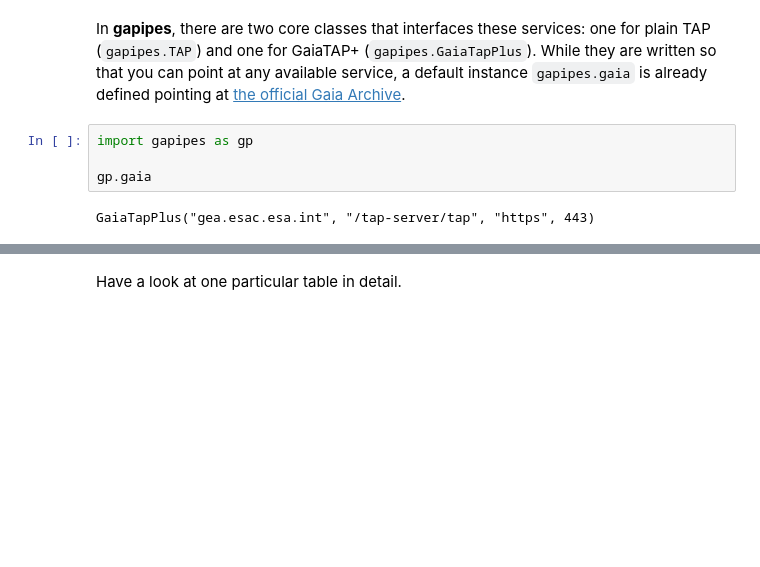
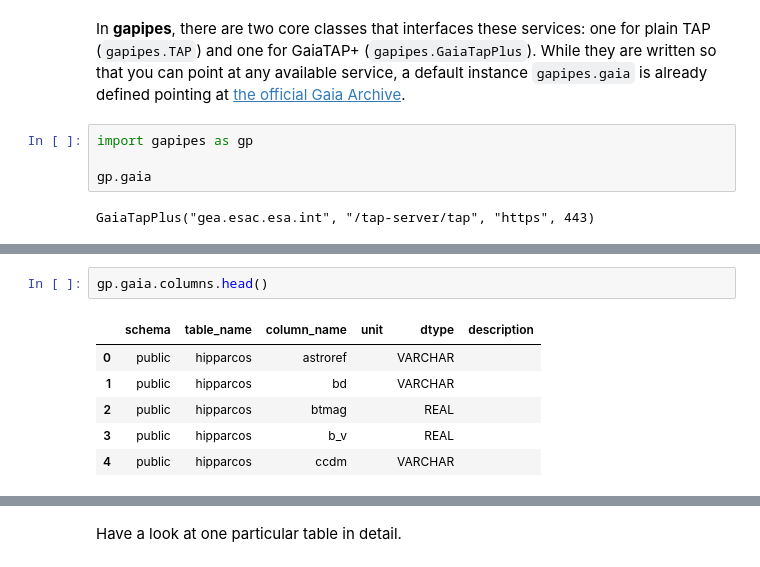
Before and after one commit to smoh/gapipes, a Jupyter notebook: docs/source/getting-started.ipynb, the cells around one changed output, grey strips where cells are left out. Saved outputs shown, nothing was run; the diff lists cells and outputs as text; blank space fills up the shorter version.

```diff
--- a/docs/source/getting-started.ipynb
+++ b/docs/source/getting-started.ipynb
@@ -25,0 +37,9 @@ The first thing you want to do before diving in is of course learn a little bit
+# %%
+gp.gaia.columns.head()
+# %% [output]
+|  | schema | table_name | column_name | unit | dtype | description |
+| 0 | public | hipparcos | astroref |  | VARCHAR |  |
+| 1 | public | hipparcos | bd |  | VARCHAR |  |
+| 2 | public | hipparcos | btmag |  | REAL |  |
+| 3 | public | hipparcos | b_v |  | REAL |  |
+| 4 | public | hipparcos | ccdm |  | VARCHAR |  |
```
Also changed, not shown: parts of 34 cells of this notebook, 2 other files.
